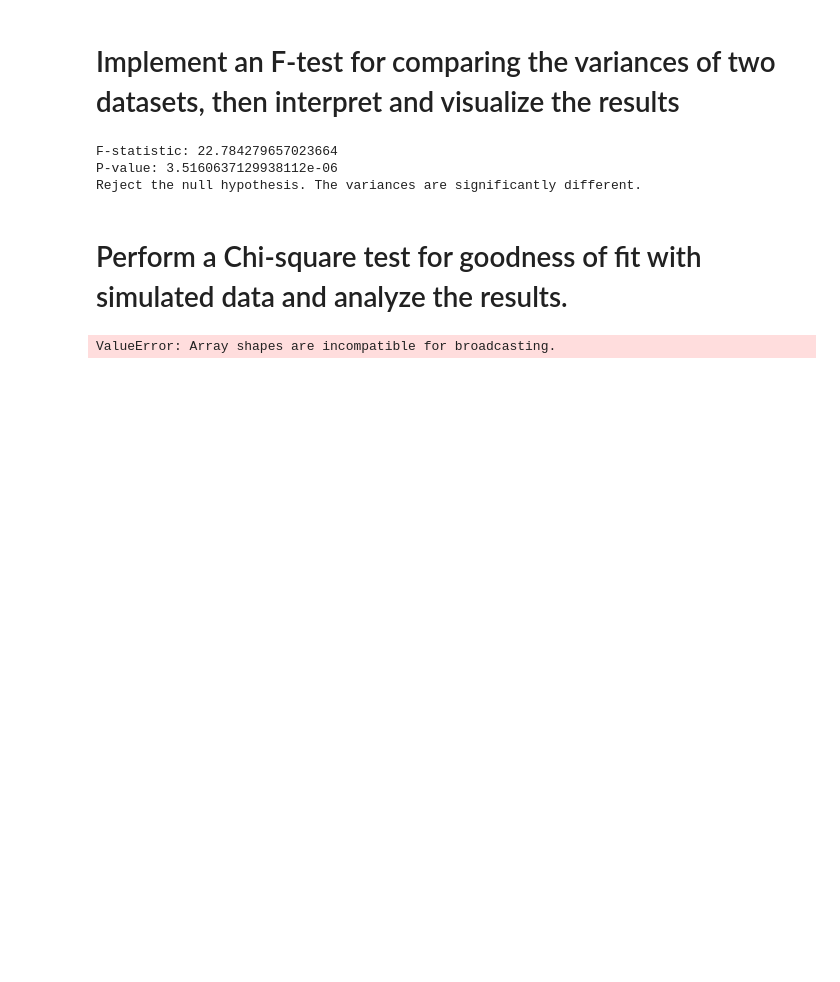
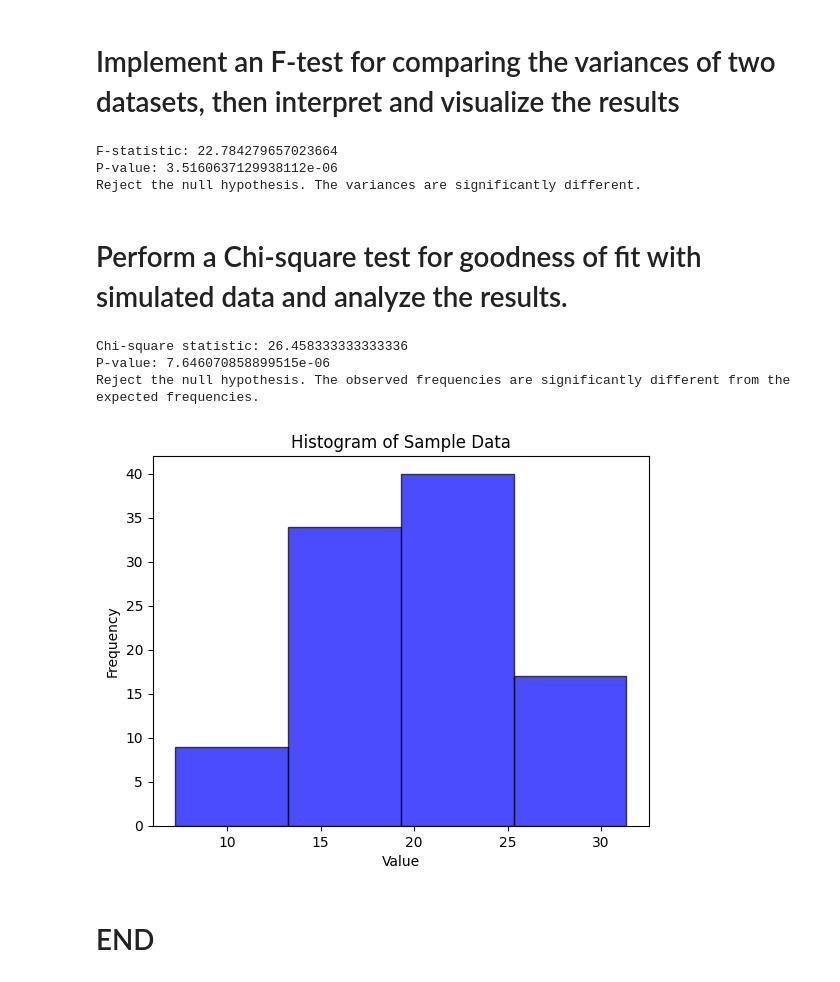
Before and after one commit to MuthuswamyNadar/Python-DSA, a Jupyter notebook: PW_Assignments/Assignments10.ipynb, the cells around one changed output. Drawn from its saved outputs; the diff is of its cells as text; code cells hidden in the pictures; blank space fills up the shorter version.

```diff
--- a/PW_Assignments/Assignments10.ipynb
+++ b/PW_Assignments/Assignments10.ipynb
@@ -868,23 +868,39 @@ Reject the null hypothesis. The variances are significantly different.
 # %%
 import numpy as np
 from scipy import stats
+import matplotlib.pyplot as plt
 
 # Simulate random data from a normal distribution
 np.random.seed(0)
 sample_data = np.random.normal(loc=20, scale=5, size=100)
 
 # Define expected frequencies
 expected_frequencies = np.array([10, 20, 30, 40])
 
+# Create a histogram of the sample data
+hist, bins = np.histogram(sample_data, bins=4)
+
 # Perform Chi-square test
-chi_square_stat, p_value = stats.chisquare(f_obs=sample_data, f_exp=expected_frequencies)
+chi_square_stat, p_value = stats.chisquare(f_obs=hist, f_exp=expected_frequencies)
 
 print("Chi-square statistic:", chi_square_stat)
 print("P-value:", p_value)
 
 if p_value < 0.05:
     print("Reject the null hypothesis. The observed frequencies are significantly different from the expected frequencies.")
 else:
     print("Fail to reject the null hypothesis. The observed frequencies are not significantly different from the expected frequencies.")
+
+# Plot the histogram
+plt.hist(sample_data, bins=bins, alpha=0.7, color='blue', edgecolor='black')
+plt.xlabel('Value')
+plt.ylabel('Frequency')
+plt.title('Histogram of Sample Data')
+plt.show()
 # %% [output]
-ValueError: Array shapes are incompatible for broadcasting.
+Chi-square statistic: 26.458333333333336
+P-value: 7.646070858899515e-06
+Reject the null hypothesis. The observed frequencies are significantly different from the expected frequencies.
+[figure, added]
+# %% [markdown]
+# END
```
